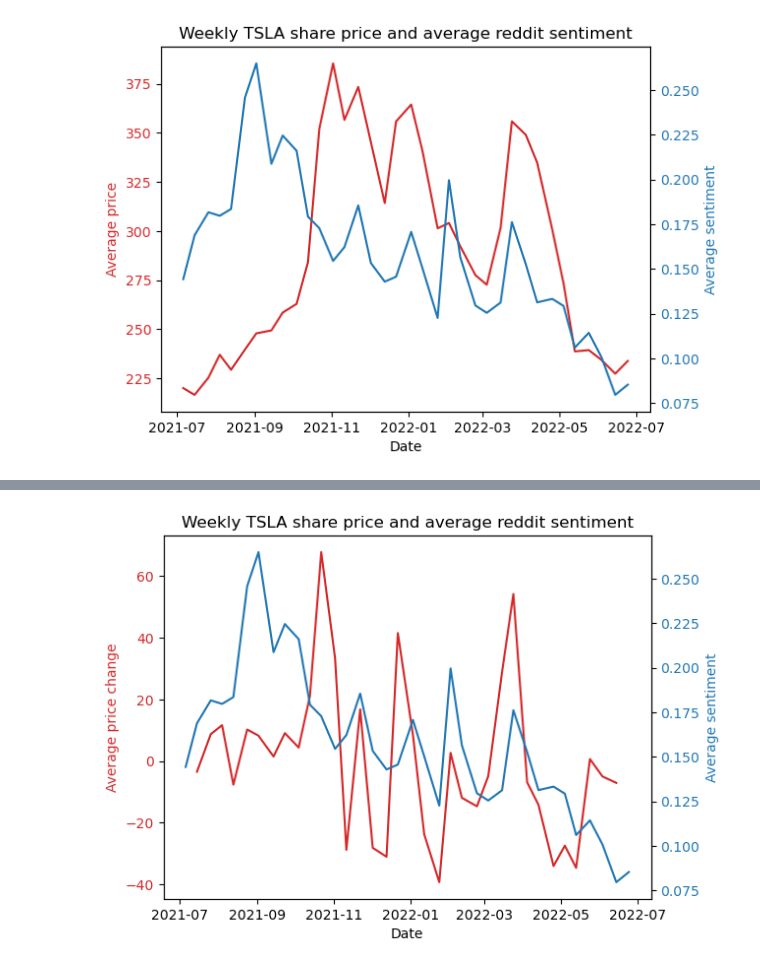
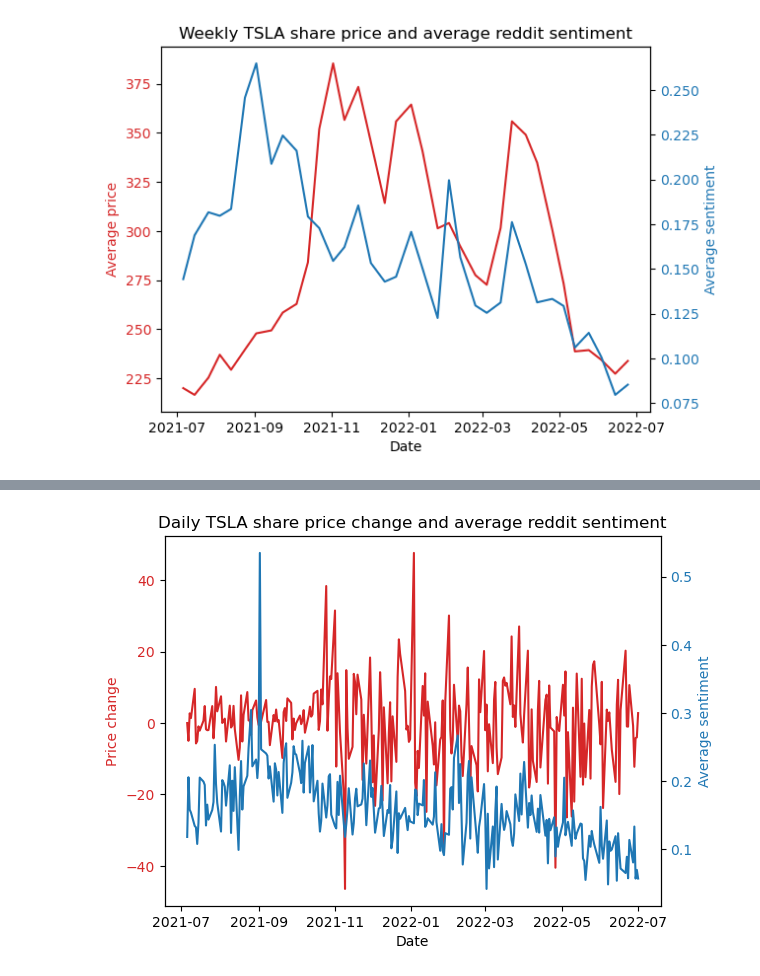
Before and after one commit to chanjdaniel/reddit_tsla_data_analysis, a Jupyter notebook: reddit_tsla.ipynb, the cells around one changed output, grey strips where cells are left out. Drawn from its saved outputs; the diff is of its cells as text; code cells hidden in the pictures.

```diff
--- a/reddit_tsla.ipynb
+++ b/reddit_tsla.ipynb
@@ -64,7 +65,7 @@ raw_posts_df.head()
 | 3 | post | vriek0 | n9evv | teslainvestorsclub | False | 1656971708 | https://old.reddit.com/r/teslainv... | twitter.com | ... |
 | 4 | post | vrea7h | 32a4fr | ai_trading | False | 1656960267 | https://old.reddit.com/r/ai_tradi... | tickeron.com | ... |
 # %%
-raw_prices_df = pd.read_csv("data/TSLA-one-year.csv")
+raw_prices_df = pd.read_csv("data/TSLA.csv")
 raw_prices_df.head()
 # %% [output]
 |  | Date | Open | High | Low | Close | Adj Close | Volume |
@@ -477,8 +468,8 @@ plt.show()
 # %%
-price_change_array = [None] # first value in dataset has unknown price change
-for i in range(1, len(weekly_reddit_tsla_df)):
-    price_change = weekly_reddit_tsla_df["average_close"][i] - weekly_reddit_tsla_df["average_close"][i - 1]
+price_change_array = [0] # first value in dataset has unknown price change, will assume no change to preserve the datapoint
+for i in range(1, len(reddit_tsla_df)):
+    price_change = reddit_tsla_df["close"][i] - reddit_tsla_df["close"][i - 1]
     price_change_array.append(price_change)
 # %%
-weekly_reddit_tsla_df = weekly_reddit_tsla_df.assign(**{"average_close_delta" : np.nan})
-weekly_reddit_tsla_df.loc[weekly_reddit_tsla_df.index[:-1], "average_close_delta"] = pd.Series(price_change_array)
+reddit_tsla_df = reddit_tsla_df.assign(**{"close_delta" : np.nan})
+reddit_tsla_df.loc[reddit_tsla_df.index, "close_delta"] = pd.Series(price_change_array)
@@ -495,24 +476,24 @@ weekly_reddit_tsla_df.head()
 # %%
 fig, ax1 = plt.subplots()
 
-date_data = weekly_reddit_tsla_df["week_start_datetime"]
+date_data = reddit_tsla_df["datetime"]
 
 color1 = "tab:red"
 ax1.set_xlabel("Date")
-ax1.set_ylabel("Average price change", color=color1)
-ax1.plot(date_data, weekly_reddit_tsla_df["average_close_delta"], color=color1)
+ax1.set_ylabel("Price change", color=color1)
+ax1.plot(date_data, reddit_tsla_df["close_delta"], color=color1)
 ax1.tick_params(axis='y', labelcolor=color1)
 
 ax2 = ax1.twinx()
 color2 = "tab:blue"
 ax2.set_ylabel("Average sentiment", color=color2)
-ax2.plot(date_data, weekly_reddit_tsla_df["reddit_average_sentiment"], color=color2)
+ax2.plot(date_data, reddit_tsla_df["reddit_average_sentiment"], color=color2)
 ax2.tick_params(axis='y', labelcolor=color2)
 
-ax1.set_title("Weekly TSLA share price and average reddit sentiment")
+ax1.set_title("Daily TSLA share price change and average reddit sentiment")
 
 plt.show()
 # %% [output]
-[figure, old version]
+[figure, new version]
 # %%
 fig, ax = plt.subplots()
```
Also changed, not shown: parts of 41 cells of this notebook.
